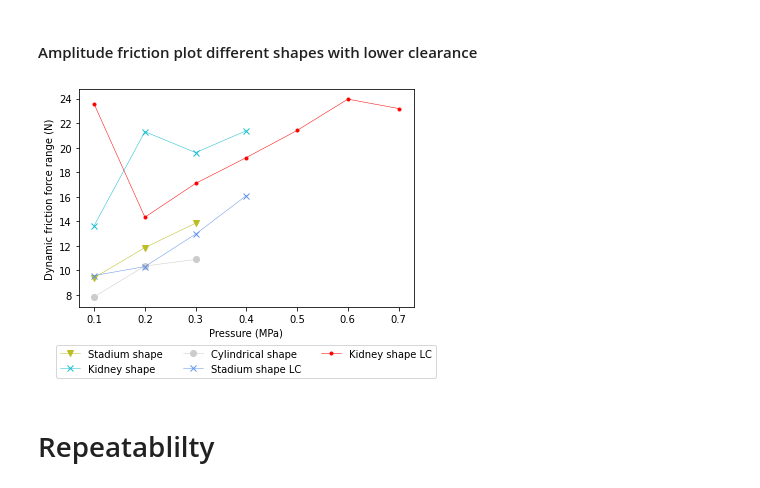
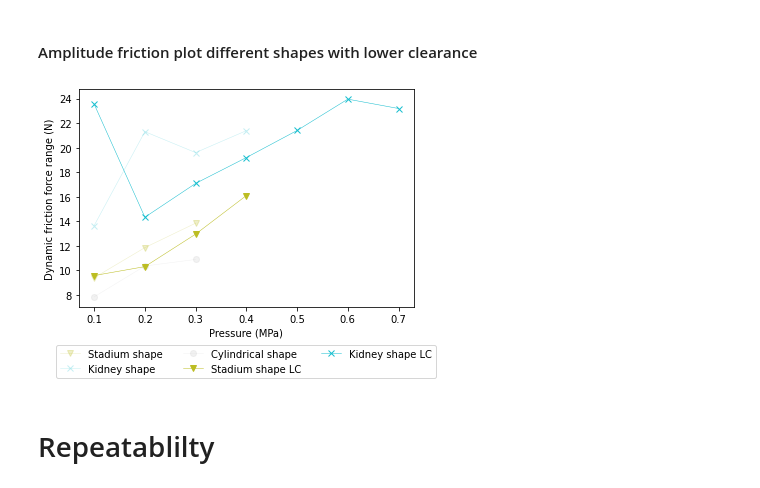
Before and after one commit to EvaZillen/3D-printed-pneumatic-actuator, a Jupyter notebook: pneumatic-actuator-results/Results - Friction force.ipynb, the cells around one changed output. Cells and saved outputs as stored; diff of their text form; code cells hidden in the pictures.

```diff
--- a/pneumatic-actuator-results/Results - Friction force.ipynb
+++ b/pneumatic-actuator-results/Results - Friction force.ipynb
@@ -200,31 +201,30 @@ plt.savefig('./figures/result_frictionforcerange_shape.pdf',bbox_inches = 'tight
 # %%
 
 fr = {'Pressure': [.1,.2,.3,.4],
      'Stadium_lc': [friction_force['Stadium_lc'][1]['FrictionRange'],friction_force['Stadium_lc'][2]['FrictionRange'],friction_force['Stadium_lc'][3]['FrictionRange'],friction_force['Stadium_lc'][4]['FrictionRange']],
     }
 
 frictie_range_shape_st = pd.DataFrame(data=fr)
 
 fr = {'Pressure': [.1,.2,.3,.4,.5,.6,.7],
      'Kidney_lc': [friction_force['Kidney_lc'][1]['FrictionRange'],friction_force['Kidney_lc'][2]['FrictionRange'],friction_force['Kidney_lc'][3]['FrictionRange'],friction_force['Kidney_lc'][4]['FrictionRange'],friction_force['Kidney_lc'][5]['FrictionRange'],friction_force['Kidney_lc'][6]['FrictionRange'],friction_force['Kidney_lc'][7]['FrictionRange']]
     }
 
 frictie_range_shape_kdlc = pd.DataFrame(data=fr)
 
-plt.plot(frictie_range_shape.Pressure,frictie_range_shape.Stadium,marker='v',color='tab:olive', label='Stadium shape',linewidth=0.5)
-plt.plot(frictie_range_shape_kd.Pressure,frictie_range_shape_kd.Kidney,marker='x',color='tab:cyan', label='Kidney shape',linewidth=0.5)
-plt.plot(frictie_range_shape.Pressure,frictie_range_shape.Circle,marker='o',color='0.8',label='Cylindrical shape',linewidth=0.5)
+plt.plot(frictie_range_shape.Pressure,frictie_range_shape.Stadium,marker='v',color='tab:olive', alpha=0.25, label='Stadium shape',linewidth=0.5)
+plt.plot(frictie_range_shape_kd.Pressure,frictie_range_shape_kd.Kidney,marker='x',color='tab:cyan', alpha=0.25, label='Kidney shape',linewidth=0.5)
+plt.plot(frictie_range_shape.Pressure,frictie_range_shape.Circle,marker='o',color='0.8', alpha=0.25, label='Cylindrical shape',linewidth=0.5)
 
-plt.plot(frictie_range_shape_st.Pressure,frictie_range_shape_st.Stadium_lc,marker='x',color='cornflowerblue', label='Stadium shape LC',linewidth=0.5)
-plt.plot(frictie_range_shape_kdlc.Pressure,frictie_range_shape_kdlc.Kidney_lc,marker='.',color='red', label='Kidney shape LC',linewidth=0.5)
+plt.plot(frictie_range_shape_st.Pressure,frictie_range_shape_st.Stadium_lc,marker='v',color='tab:olive', label='Stadium shape LC',linewidth=0.5)
+plt.plot(frictie_range_shape_kdlc.Pressure,frictie_range_shape_kdlc.Kidney_lc,marker='x',color='tab:cyan', label='Kidney shape LC',linewidth=0.5)
 
 plt.xlabel('Pressure (MPa)')
 plt.ylabel('Dynamic friction force range (N)')
-
 plt.legend(loc='lower center',bbox_to_anchor=(0.5,-0.35),ncol=3)
-plt.savefig('./figures/app_frictionforcerange_shape_lc.pdf',bbox_inches = 'tight')
+plt.savefig('./figures/app_frictionforcerange_shapes_lc.pdf',bbox_inches = 'tight')
 # %% [output]
-[figure, old version]
+[figure, new version]
 # %% [markdown]
 # Repeatablilty
 # %% [markdown]
```
Also changed, not shown: parts of 7 cells of this notebook, 24 other files.
